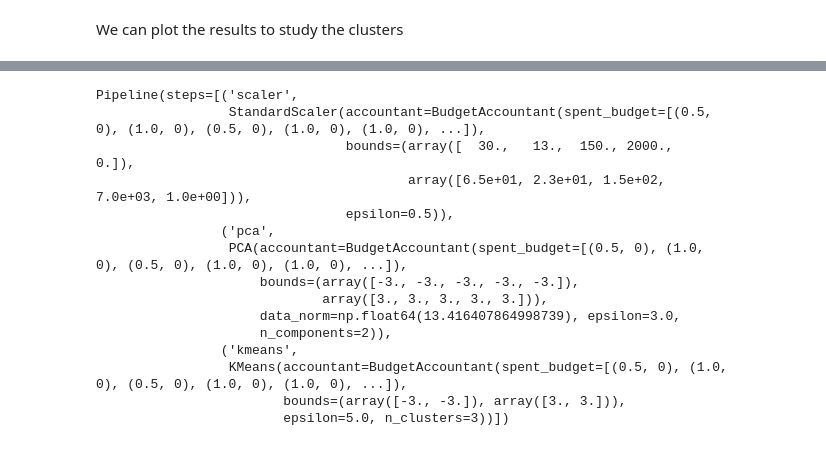
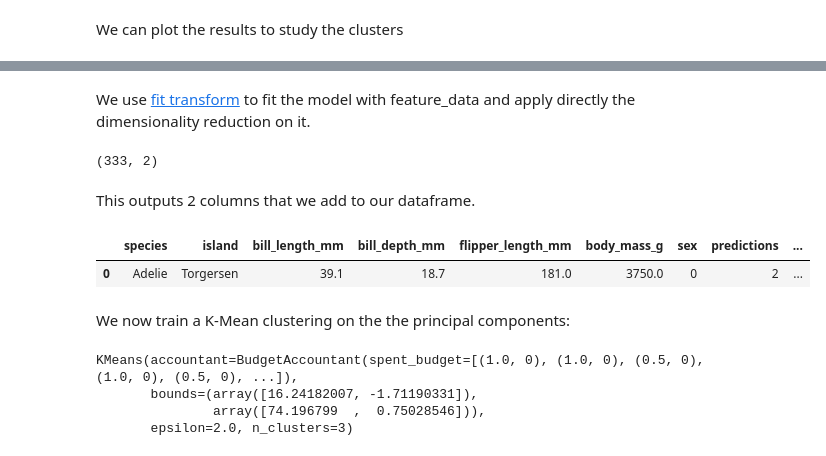
Before and after one commit to dscc-admin-ch/ESTP_DP_Course, a Jupyter notebook: DiffPrivLib.ipynb, the cells around one changed output, grey strips where cells are left out. Drawn from its saved outputs; the diff is of its cells as text; code cells hidden in the pictures.

```diff
--- a/DiffPrivLib.ipynb
+++ b/DiffPrivLib.ipynb
@@ -413,0 +400,2 @@ np.float64(13.416407864998739)
+# %%
+N_COMPONENTS = 2
@@ -414,29 +406,22 @@ np.float64(13.416407864998739)
 # %%
-pca_kmeans_pipeline = Pipeline([
+pca_pipeline = Pipeline([
     ('scaler', models.StandardScaler(epsilon = 0.5, bounds=dpl_bounds)),
-    ('pca', models.PCA(n_components=2, epsilon=3.0, bounds=bounds_after_scaler, data_norm=data_norm_after_scaler)),
-    ('kmeans', models.KMeans(n_clusters=N_CLUSTERS, epsilon=5.0, bounds=([-3, -3], [3, 3]))),
+    ('pca', models.PCA(n_components=N_COMPONENTS, epsilon=3.0, bounds=bounds_after_scaler, data_norm=data_norm_after_scaler)),
 ])
+# %% [markdown]
+We use [fit transform](https://diffprivlib.readthedocs.io/en/latest/modules/models.html#diffprivlib.models.PCA.fit_transform) to fit the model with feature_data and apply directly the dimensionality reduction on it.
 # %%
-# TODO: Fit the pipeline
-#kmeans_pipeline = ...
-
-# Correction
-pca_kmeans_pipeline = pca_kmeans_pipeline.fit(feature_data)
-pca_kmeans_pipeline
+pca_feature_data = pca_pipeline.fit_transform(feature_data)
+pca_feature_data.shape
 # %% [output]
-Pipeline(steps=[('scaler',
-                 StandardScaler(accountant=BudgetAccountant(spent_budget=[(0.5, 0), (1.0, 0), (0.5, 0), (1.0, 0), (1.0, 0), ...]),
-                                bounds=(array([  30.,   13.,  150., 2000.,    0.]),
-                                        array([6.5e+01, 2.3e+01, 1.5e+02, 7.0e+03, 1.0e+00])),
-                                epsilon=0.5)),
-                ('pca',
-                 PCA(accountant=BudgetAccountant(spent_budget=[(0.5, 0), (1.0, 0), (0.5, 0), (1.0, 0), (1.0, 0), ...]),
-                     bounds=(array([-3., -3., -3., -3., -3.]),
-                             array([3., 3., 3., 3., 3.])),
-                     data_norm=np.float64(13.416407864998739), epsilon=3.0,
-                     n_components=2)),
-                ('kmeans',
-                 KMeans(accountant=BudgetAccountant(spent_budget=[(0.5, 0), (1.0, 0), (0.5, 0), (1.0, 0), (1.0, 0), ...]),
-                        bounds=(array([-3., -3.]), array([3., 3.])),
-                        epsilon=5.0, n_clusters=3))])
+(333, 2)
+# %% [markdown]
+This outputs 2 columns that we add to our dataframe.
+# %%
+df[["pca_1", "pca_2"]] = pd.DataFrame(pca_feature_data, index=df.index)
+df.head(1)
+# %% [output]
+|  | species | island | bill_length_mm | bill_depth_mm | flipper_length_mm | body_mass_g | sex | predictions | ... |
+| 0 | Adelie | Torgersen | 39.1 | 18.7 | 181.0 | 3750.0 | 0 | 2 | ... |
+# %% [markdown]
+We now train a K-Mean clustering on the the principal components:
@@ -443 +431,13 @@ Pipeline(steps=[('scaler',
+# %%
+# TODO: fit kmean on principal components
+#kmeans_model = ...
+
+# Correction
+kmeans_model = kmeans_model.fit(df[["pca_1", "pca_2"]])
+kmeans_model
+# %% [output]
+KMeans(accountant=BudgetAccountant(spent_budget=[(1.0, 0), (1.0, 0), (0.5, 0), (1.0, 0), (0.5, 0), ...]),
+       bounds=(array([16.24182007, -1.71190331]),
+               array([74.196799  ,  0.75028546])),
+       epsilon=2.0, n_clusters=3)
 # %%
```
Also changed, not shown: parts of 30 cells of this notebook, 1 other file.
